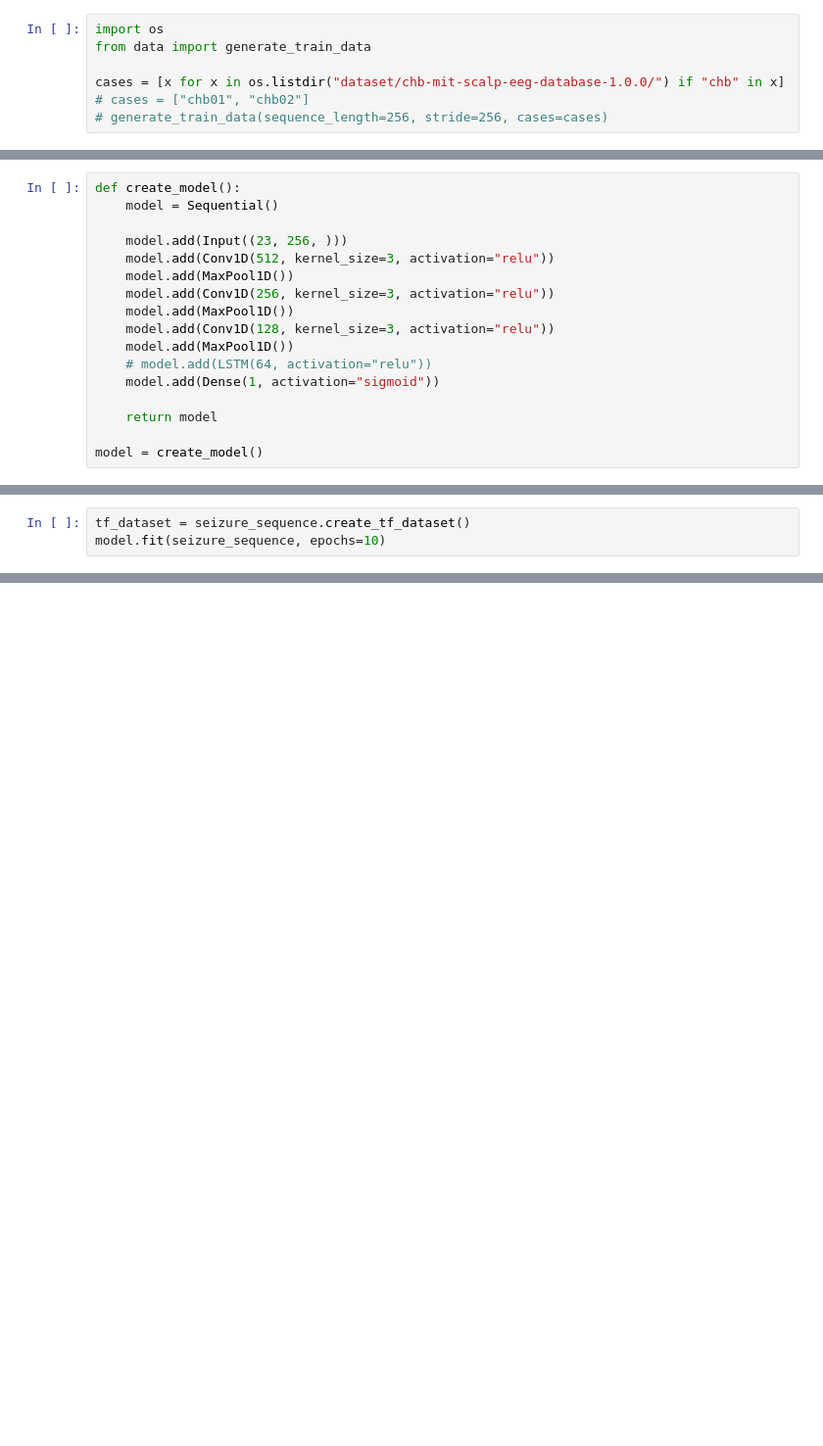
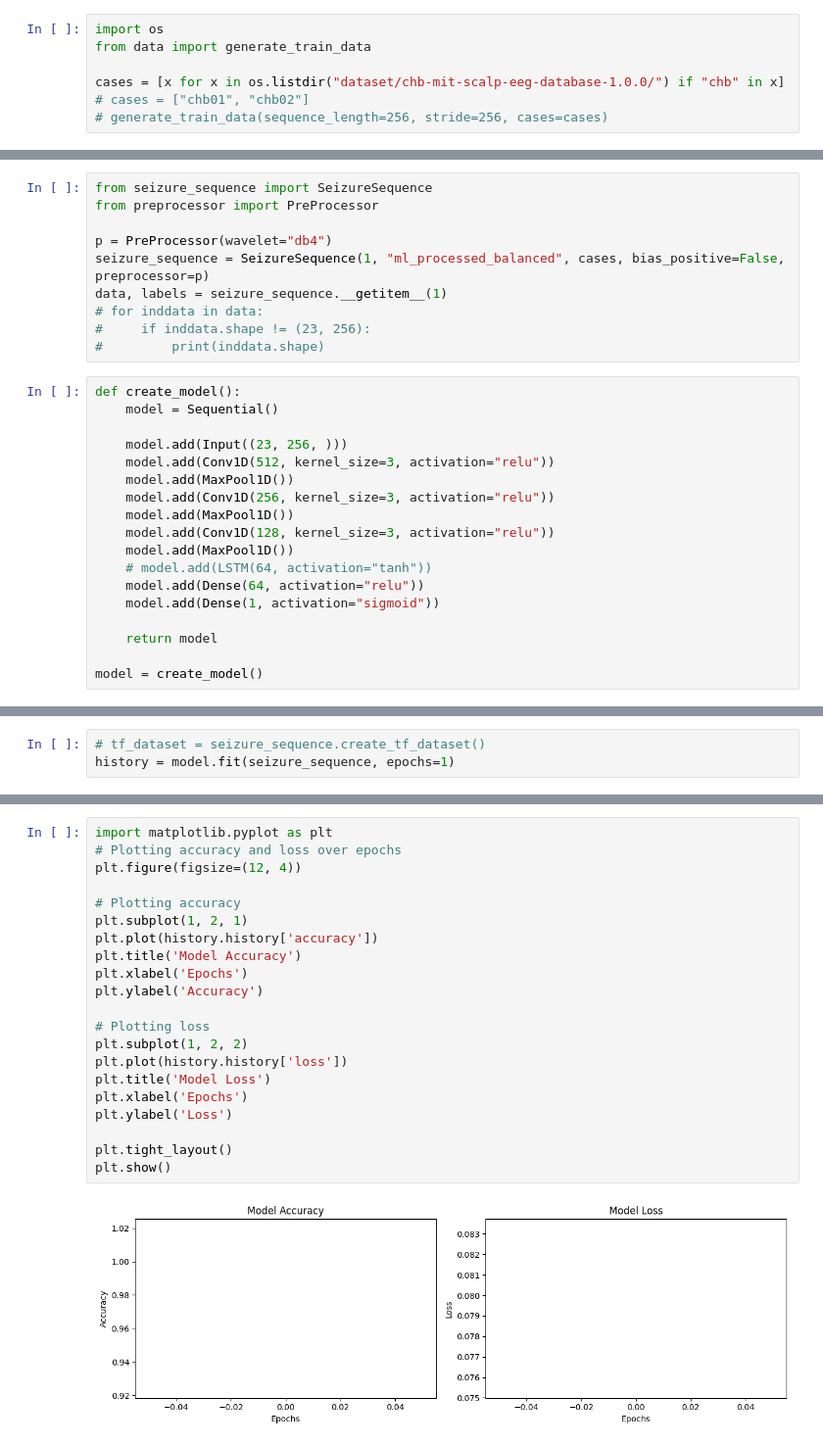
Before and after one commit to AngusLogan02/cs408-python, a Jupyter notebook: seizure_model.ipynb, the cells around one changed output, grey strips where cells are left out. Shown at 98% size. Drawn from its saved outputs; the diff is of its cells as text; blank space fills up the shorter version.

Commit message:
trained model

```diff
--- a/seizure_model.ipynb
+++ b/seizure_model.ipynb
@@ -28,3 +19,13 @@ seizure_sequence = SeizureSequence2(64, "ml_processed", ["chb01", "chb02", "chb0
+# %%
+from seizure_sequence import SeizureSequence
+from preprocessor import PreProcessor
+
+p = PreProcessor(wavelet="db4")
+seizure_sequence = SeizureSequence(1, "ml_processed_balanced", cases, bias_positive=False, preprocessor=p)
+data, labels = seizure_sequence.__getitem__(1)
+# for inddata in data:
+#     if inddata.shape != (23, 256):
+#         print(inddata.shape)
 # %%
 def create_model():
     model = Sequential()
@@ -36,7 +37,8 @@ def create_model():
     model.add(MaxPool1D())
     model.add(Conv1D(128, kernel_size=3, activation="relu"))
     model.add(MaxPool1D())
-    # model.add(LSTM(64, activation="relu"))
+    # model.add(LSTM(64, activation="tanh"))
+    model.add(Dense(64, activation="relu"))
     model.add(Dense(1, activation="sigmoid"))
 
     return model
@@ -64,6 +66,6 @@ Trainable params: 885,761
 Non-trainable params: 0
 _________________________________________________________________
 # %%
-tf_dataset = seizure_sequence.create_tf_dataset()
-model.fit(seizure_sequence, epochs=10)
+# tf_dataset = seizure_sequence.create_tf_dataset()
+history = model.fit(seizure_sequence, epochs=1)
 # %% [output]
@@ -71,3 +77,26 @@ AttributeError: __enter__
+# %%
+import matplotlib.pyplot as plt
+# Plotting accuracy and loss over epochs
+plt.figure(figsize=(12, 4))
+
+# Plotting accuracy
+plt.subplot(1, 2, 1)
+plt.plot(history.history['accuracy'])
+plt.title('Model Accuracy')
+plt.xlabel('Epochs')
+plt.ylabel('Accuracy')
+
+# Plotting loss
+plt.subplot(1, 2, 2)
+plt.plot(history.history['loss'])
+plt.title('Model Loss')
+plt.xlabel('Epochs')
+plt.ylabel('Loss')
+
+plt.tight_layout()
+plt.show()
+# %% [output]
+[figure, added]
 # %%
 data = np.load("ml_processed/chb01_03.edf_data.npy")
 labels = np.load("ml_processed/chb01_03.edf_labels.npy")
```
Also changed, not shown: parts of 10 cells of this notebook, 4 other files.
